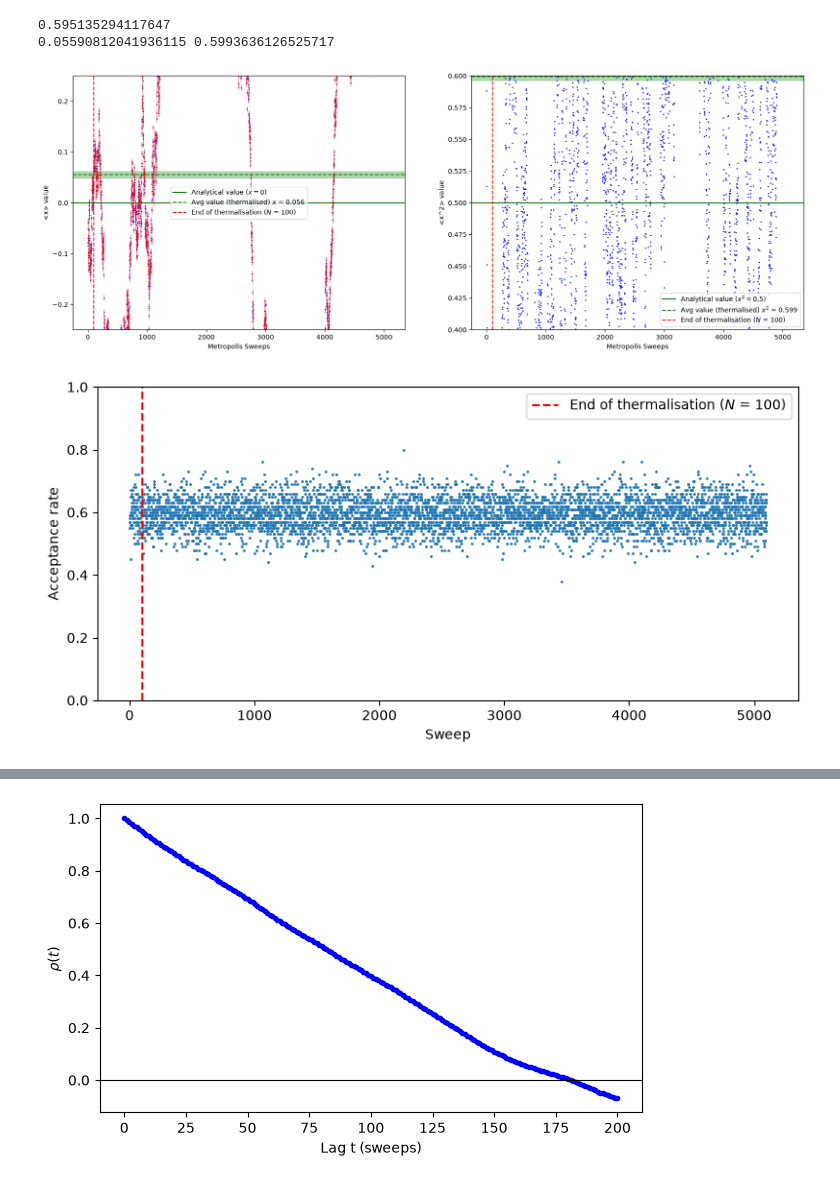
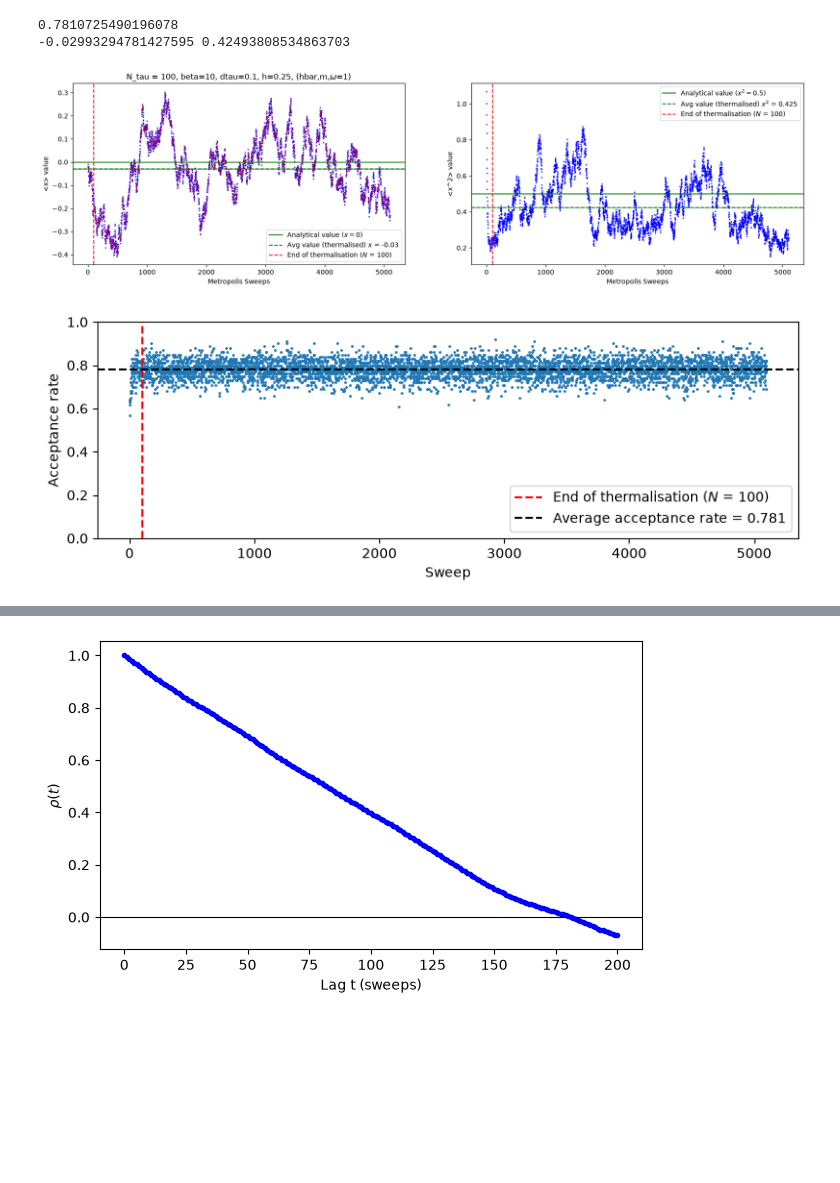
Before and after one commit to phillyyymcd/SHP_QuantumHarmonicOscillator, a Jupyter notebook: SHP_teaching.ipynb, the cells around one changed output, grey strips where cells are left out. Saved outputs shown, nothing was run; the diff lists cells and outputs as text; code cells hidden in the pictures; blank space fills up the shorter version.

```diff
--- a/SHP_teaching.ipynb
+++ b/SHP_teaching.ipynb
@@ -3,7 +3,7 @@ import numpy as np
 import matplotlib.pyplot as plt
 
 #Define Parameters
-h = 0.5 #step size
+h = 0.25 #step size
 m = omega = hbar = 1
 N_tau = 100 #size of the lattice
 path = np.random.randn(N_tau)
@@ -84,54 +84,56 @@ print(np.mean(x_thermalised), np.mean(x_2_thermalised))
 
 # Expectation values vs. sweeps
 sweeps = np.arange(len(x))
-fig, ax = plt.subplots(1, 2, figsize=(20,7))
+fig, ax = plt.subplots(1, 2, figsize=(20,5))
 ax[0].plot(sweeps, x, 'o', color="blue", markersize=1)
 ax[0].set_xlabel("Metropolis Sweeps")
 ax[0].set_ylabel("<x> value")
-ax[0].set_ylim(-0.25, 0.25)
+#ax[0].set_ylim(-0.25, 0.25)
 ax[0].axhline(y=0, color='g', linestyle='-', label = f"Analytical value ($x=0$)")
 ax[0].axhline(y=np.mean(x_thermalised), color='g', linestyle='--', label = f"Avg value (thermalised) $x$ = {np.round(np.mean(x_thermalised), decimals=3)}")
 ax[0].axvline(N_therm, color='r', linestyle='--', label = f"End of thermalisation ($N$ = {N_therm})")
+ax[0].set_title(rf"N_tau = {N_tau}, beta={beta}, dtau={delta_tau}, h={h}, (hbar,m,$\omega$={m})")
 ax[0].legend()
 
 ax[1].plot(sweeps, x_2, 'o', color="blue", markersize=1)
 ax[1].set_xlabel("Metropolis Sweeps")
 ax[1].set_ylabel("<x^2> value")
-ax[1].set_ylim(0.4, 0.6)
+#ax[1].set_ylim(0.4, 0.6)
 ax[1].axhline(y=0.5, color='g', linestyle='-', label = f"Analytical value ($x^2=0.5$)")
 ax[1].axhline(y=np.mean(x_2_thermalised), color='g', linestyle='--', label = f"Avg value (thermalised) $x^2$ = {np.round(np.mean(x_2_thermalised), decimals=3)}")
 ax[1].axvline(N_therm, color='r', linestyle='--', label = f"End of thermalisation ($N$ = {N_therm})")
 ax[1].legend()
 
 # Acceptance rate
-plt.figure(figsize=(8,4))
+plt.figure(figsize=(8,3))
 plt.plot(total_acc_rate, '.', markersize=2)
 plt.axvline(N_therm, color='red', linestyle='--', label = f"End of thermalisation ($N$ = {N_therm})")
+plt.axhline(np.mean(total_acc_rate), linestyle='--', color='black', label=f"Average acceptance rate = {np.round(np.mean(total_acc_rate), decimals=3)}")
 plt.ylim(0,1)
 plt.xlabel("Sweep")
 plt.ylabel("Acceptance rate")
 plt.legend()
 
 def naive_error(a):
     return a.std(ddof=1)/np.sqrt(len(a))
 
 x_mean, x_error = np.mean(x_thermalised), naive_error(x_thermalised)
 x_2_mean, x_2_error = np.mean(x_2_thermalised), naive_error(x_2_thermalised)
 
 individual_x_error = []
 for i in range(N_therm + N_sweeps):
     individual_x_error.append(naive_error(np.array(x)))
 
-ax[0].errorbar(sweeps, x, yerr=individual_x_error, fmt='none', color='r', markersize=0, elinewidth=0.5)
+ax[0].errorbar(sweeps, x, yerr=individual_x_error, fmt='none', color='r', markersize=0, elinewidth=0.5) #individual error bars, hard to see
 ax[0].axhspan(x_mean - x_error, x_mean + x_error, color="green", alpha=0.3)
 ax[1].axhspan(x_2_mean - x_2_error, x_2_mean + x_2_error, color="green", alpha=0.3)
 
 plt.tight_layout()
 plt.show()
 # %% [output]
-0.595135294117647
-0.05590812041936115 0.5993636126525717
+0.7810725490196078
+-0.02993294781427595 0.42493808534863703
-[figure, old version]
+[figure, new version]
-[figure, old version]
+[figure, new version]
 # %%
 #testing how to plot naive error
```
Also changed, not shown: parts of 1 cell of this notebook.
